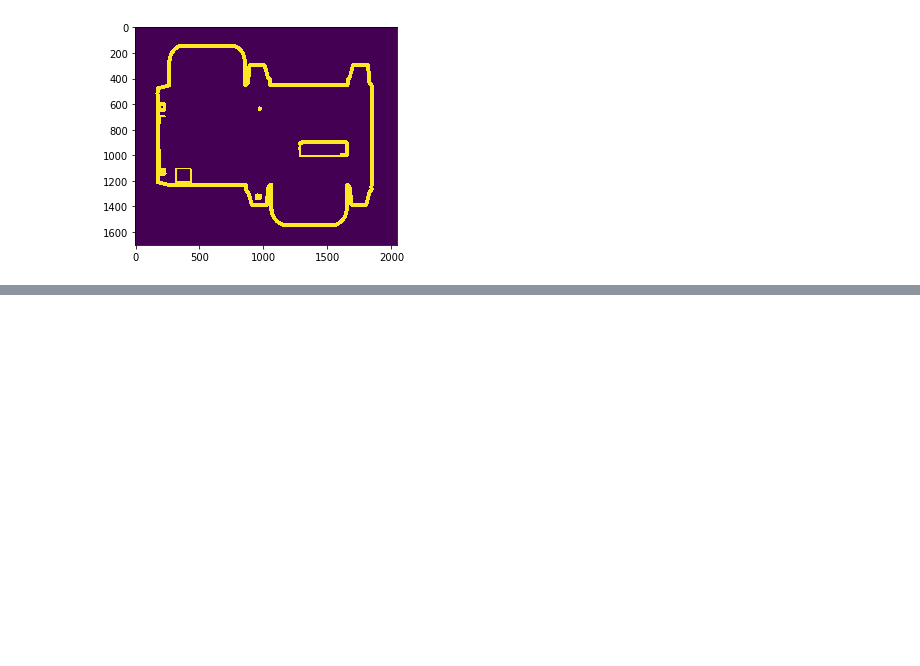
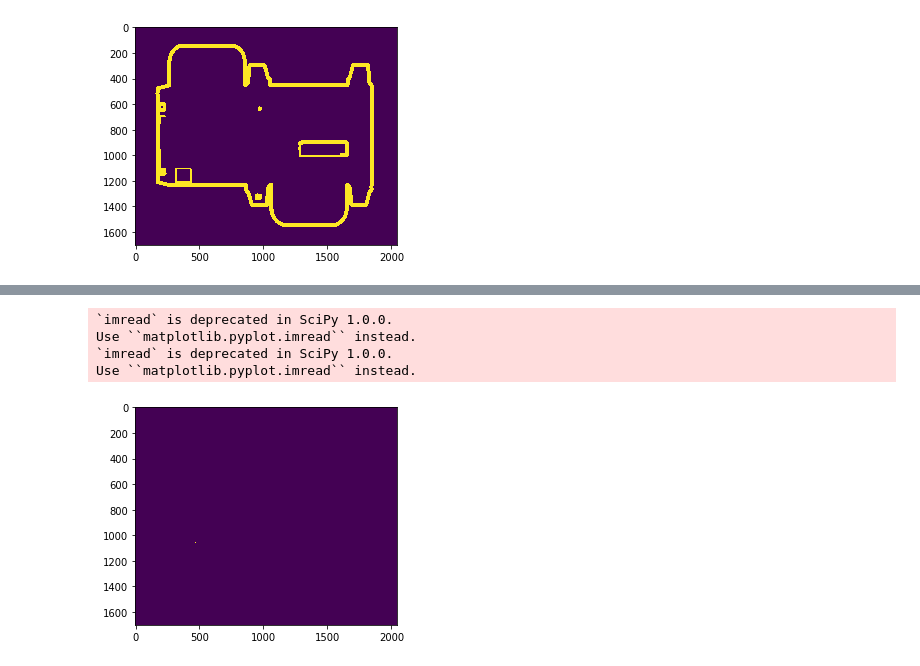
Before and after one commit to narduzzi/LauzHack2017, a Jupyter notebook: Notebooks/Full Pipeline.ipynb, the cells around one changed output, grey strips where cells are left out. Drawn from its saved outputs; the diff is of its cells as text; code cells hidden in the pictures; blank space fills up the shorter version.

```diff
--- a/Notebooks/Full Pipeline.ipynb
+++ b/Notebooks/Full Pipeline.ipynb
@@ -181,39 +193,7 @@ def par_zone(image,base,name,zone, queue):
     result = get_diff_for_zone(image,base,zone)
     queue.put({name: result})
 
-def compute_mean_image(paths,number_of_threads = 20):
-    q = Queue()
-    threads = []
-
-    step = len(paths)/number_of_threads
-    arguments = []
-
-    for i in range(number_of_threads):
-        start = int(i*step)
-        end = int((i+1)*step)
-        arg = paths[start:end]
-        arguments.append((i,arg))
-
-    for i,arg in arguments:
-        t = Thread(target=par_compute_mean, args=(i,arg, q))
-        t.start()
-        threads.append(t)
-
-    for t in threads:
-        t.join()
-
-    total_means = [q.get() for _ in range(len(arguments))]
-
-    means = []
-
-    for d in total_means:
-        k = list(d.keys())[0]
-        val = d[k]
-        means.append(val)
-
-    return np.mean(means,axis=0)
-
-def get_diff_parallel(image,base):
+def get_diff_parallel(image,base,debug=False):
     zones = ({
         "QR" : [1100,1220,300,450],
         "ETI" : [750,960,300,700],
@@ -227,35 +207,48 @@ def get_diff_parallel(image,base):
 
     zones_mask = zones.copy()
     zones_mask.update({"NUM":[1300,1350,800,1000]})
     zones_mask = [v for k,v in zones_mask.items()]
 
     q = Queue()
     threads = []
 
     for z_name,z_v in zones.items():
         t = Thread(target=par_zone, args=(image,base,z_name,z_v, q))
         t.start()
         threads.append(t)
 
     difference = get_diff_only(image,base,zones_mask)
     for t in threads:
         t.join()
 
     all_results = [q.get() for _ in range(len(zones))]
     for r in all_results:
         k= list(r.keys())[0]
         values = r[k]
+        if(debug):
+            plt.imshow(values)
+            plt.show()
         z = zones[k]
         difference[z[0]:z[1],z[2]:z[3]] = values
 
     difference = mask(difference)
+    if(debug):
+        plt.imshow(difference)
+        plt.show()
     return difference
 
 image = scipy.ndimage.imread(root+"ID0001.tif")
-base = scipy.ndimage.imread(root+"ID0002.tif")
-difference = get_diff_parallel(image,base)
+base = scipy.ndimage.imread(root+"ID4491.tif")
+image_aligned = ECC(base,image,iterations=10)
+difference = get_diff_parallel(image_aligned,base)
 plt.imshow(difference)
 plt.show()
+# %% [output]
+`imread` is deprecated in SciPy 1.0.0.
+Use ``matplotlib.pyplot.imread`` instead.
+`imread` is deprecated in SciPy 1.0.0.
+Use ``matplotlib.pyplot.imread`` instead.
+[figure, added]
 # %%
 root = "../Images/"
 detect = "../ImagesDet/"
```
Also changed, not shown: parts of 2 cells of this notebook.
